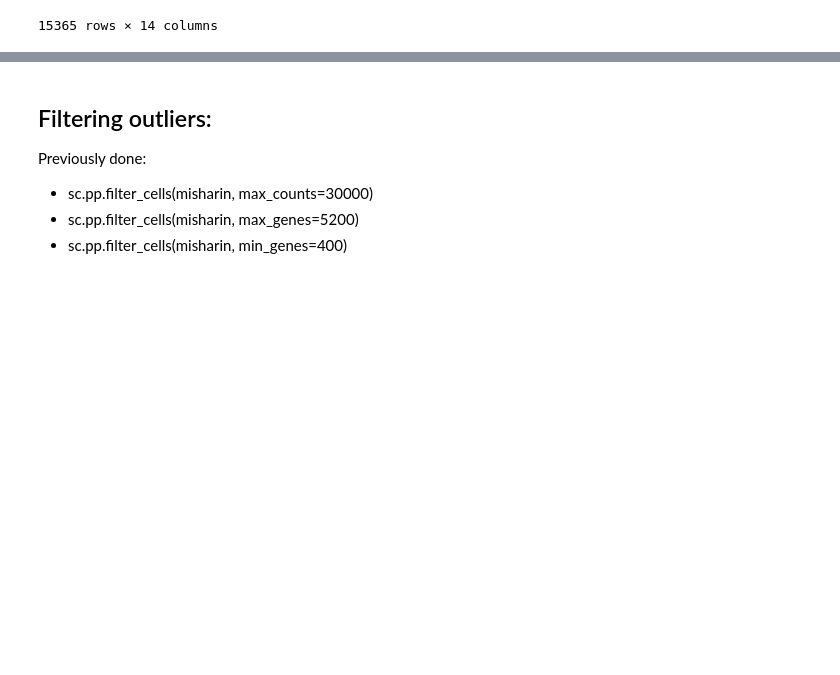
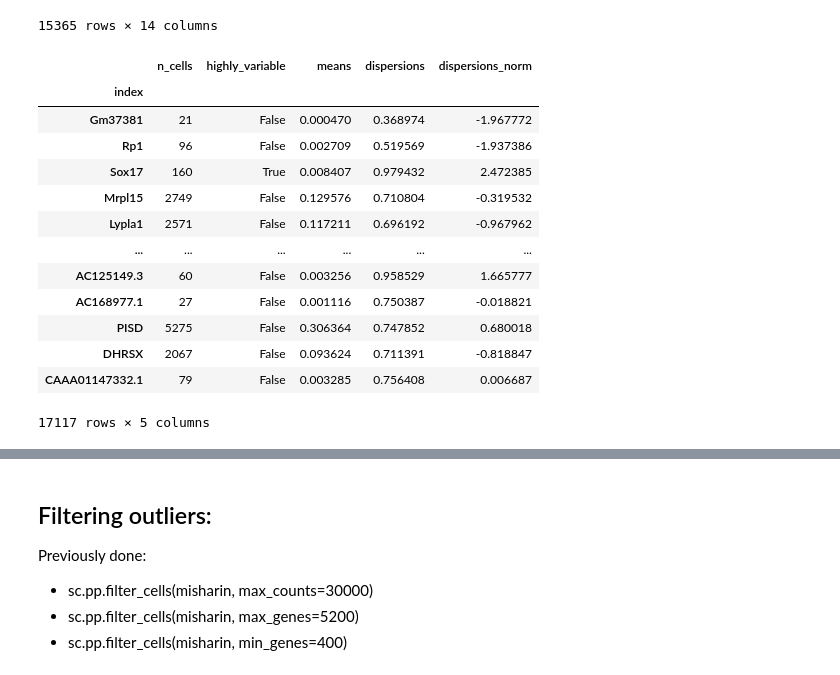
Before and after one commit to lueckenlab/masterpraktikum_fibrosis_atlas, a Jupyter notebook: notebooks/Misharin/misharin_week2.ipynb, the cells around one changed output, grey strips where cells are left out. Drawn from its saved outputs; the diff is of its cells as text; code cells hidden in the pictures; blank space fills up the shorter version.

Commit message:
Processing of raw data for data set Misharin

```diff
--- a/notebooks/Misharin/misharin.ipynb
+++ b/notebooks/Misharin/misharin_week2.ipynb
@@ -52,6 +52,23 @@ misharin.obs   # information on cells
 | SC15_TTTGTCATCGCGTAGC | 1 | SC15 | 7743.0 | 8.954544 | 1803 | 0.0 | 1.483575 | dendridic2 | Ccr7+Ccl22+ DC | ... |
 | SC15_TTTGTCATCGCTGATA | 1 | SC15 | 4184.0 | 8.339023 | 1341 | 0.0 | 0.753837 | AT2 | AT2 cells (asbestos only, Retnla+) | ... |
 15365 rows × 14 columns
+# %%
+misharin.var
+# %% [output]
+|  | n_cells | highly_variable | means | dispersions | dispersions_norm |
+| index |  |  |  |  |  |
+| Gm37381 | 21 | False | 0.000470 | 0.368974 | -1.967772 |
+| Rp1 | 96 | False | 0.002709 | 0.519569 | -1.937386 |
+| Sox17 | 160 | True | 0.008407 | 0.979432 | 2.472385 |
+| Mrpl15 | 2749 | False | 0.129576 | 0.710804 | -0.319532 |
+| Lypla1 | 2571 | False | 0.117211 | 0.696192 | -0.967962 |
+| ... | ... | ... | ... | ... | ... |
+| AC125149.3 | 60 | False | 0.003256 | 0.958529 | 1.665777 |
+| AC168977.1 | 27 | False | 0.001116 | 0.750387 | -0.018821 |
+| PISD | 5275 | False | 0.306364 | 0.747852 | 0.680018 |
+| DHRSX | 2067 | False | 0.093624 | 0.711391 | -0.818847 |
+| CAAA01147332.1 | 79 | False | 0.003285 | 0.756408 | 0.006687 |
+17117 rows × 5 columns
 # %%
 misharin.obs.select_dtypes(include='category')
 # %% [output]
```
Also changed, not shown: parts of 5 cells of this notebook, 3 other files.
